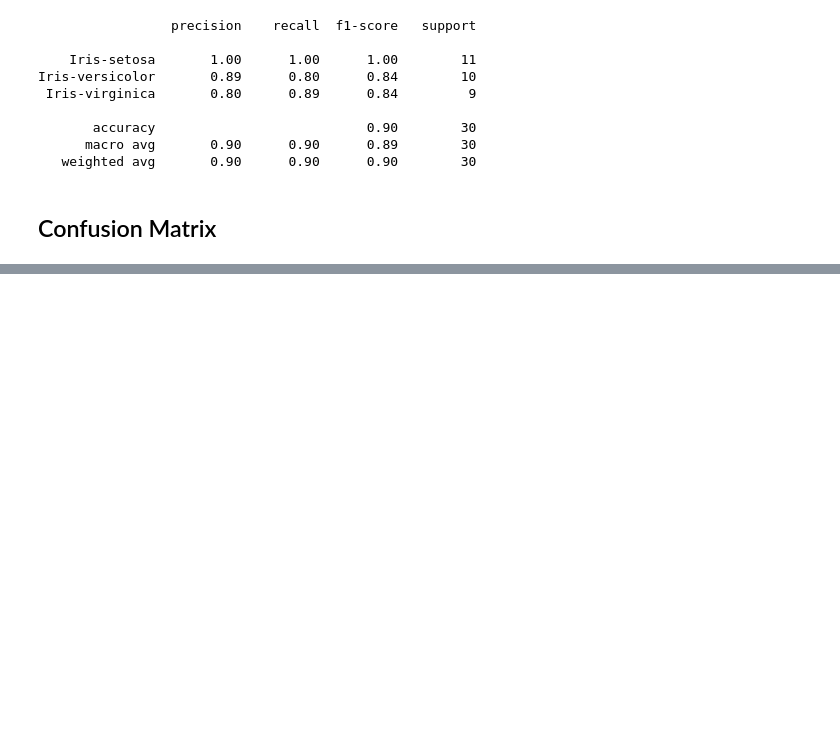
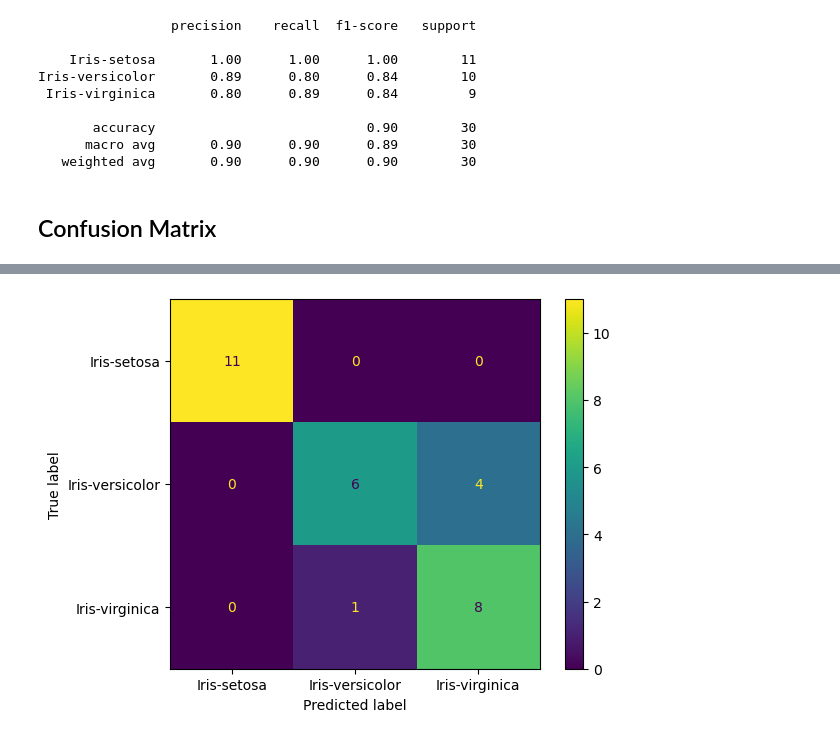
Before and after one commit to dataville/iris_dataset, a Jupyter notebook: decision_tree.ipynb, the cells around one changed output, grey strips where cells are left out. Drawn from its saved outputs; the diff is of its cells as text; code cells hidden in the pictures; blank space fills up the shorter version.

```diff
--- a/decision_tree.ipynb
+++ b/decision_tree.ipynb
@@ -205,0 +271,6 @@ cmd.plot();
+# %%
+cm = confusion_matrix(y_test, predictions)
+cmd = ConfusionMatrixDisplay(cm, display_labels=iris_df[target_clf_column].unique());
+cmd.plot();
+# %% [output]
+[figure, added]
```
Also changed, not shown: parts of 11 cells of this notebook.
